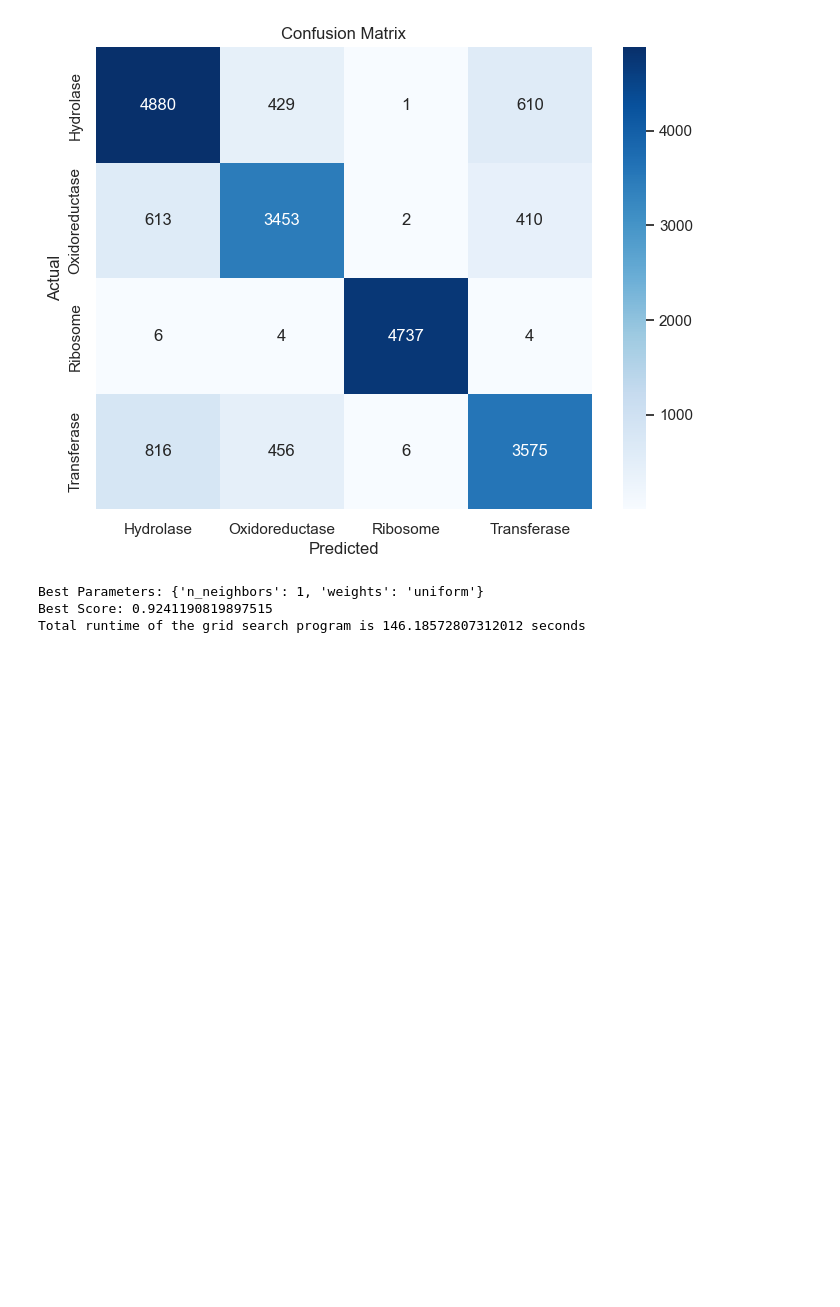
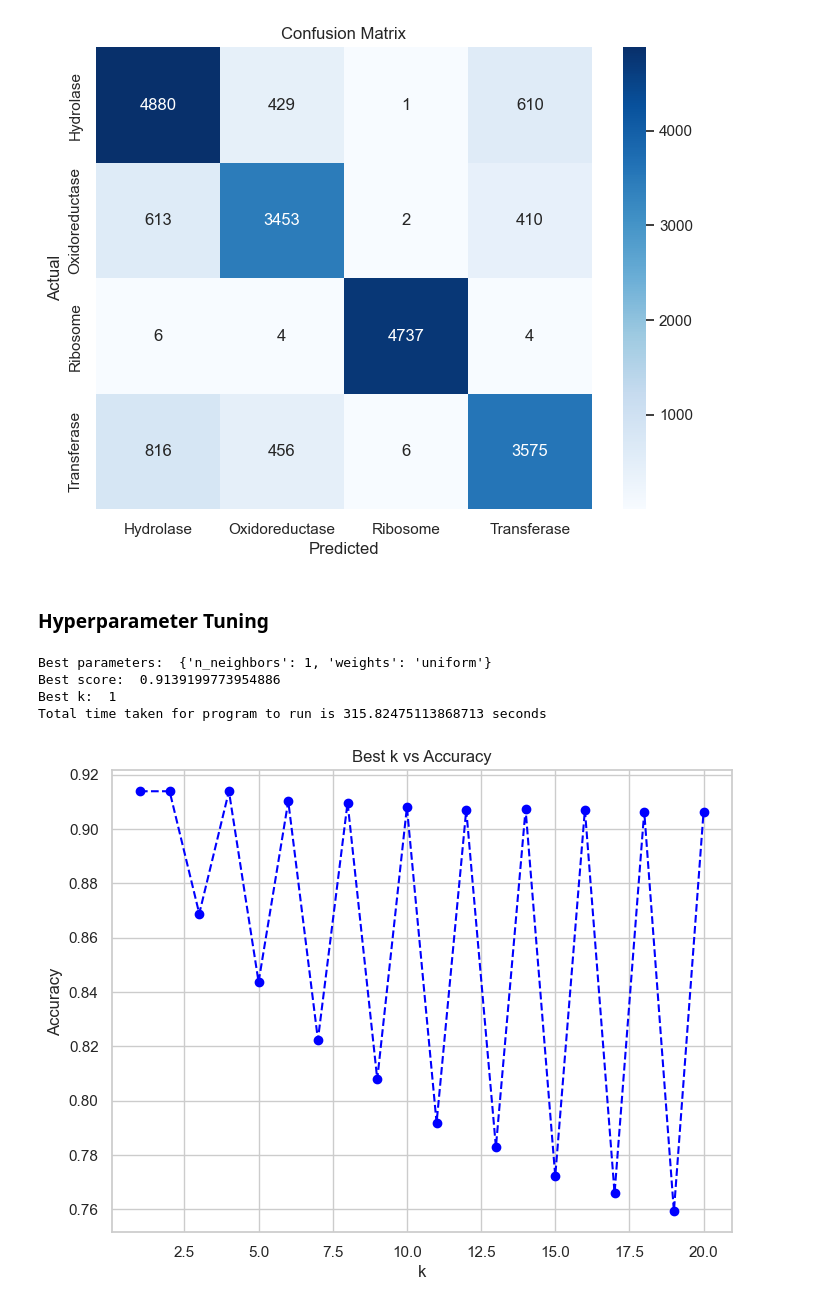
Before and after one commit to parthkhurana07/Protein_Family_Classification, a Jupyter notebook: protein_classification.ipynb, the cells around one changed output. Drawn from its saved outputs; the diff is of its cells as text; code cells hidden in the pictures; blank space fills up the shorter version.

```diff
--- a/protein_classification.ipynb
+++ b/protein_classification.ipynb
@@ -285,28 +314,50 @@ Oxidoreductase       0.80      0.77      0.78      4478
      macro avg       0.84      0.83      0.83     20002
   weighted avg       0.83      0.83      0.83     20002
 [figure]
-# %%
-from sklearn.model_selection import GridSearchCV
-import time
-knn = KNeighborsClassifier()
-
-search_start = time.time()
-grid_search = GridSearchCV(knn,
-                           param_grid={
-                               'n_neighbors': [1,2,3,4,5,6,7,8,9,10],
-                                'weights' : ['uniform', 'distance']},
-                           cv=10,
-                           scoring='accuracy')
-
-# Fit the grid search to the data
-grid_search.fit(X_train, y_train)
-search_stop = time.time()
-# Get the best parameters from the grid search
-best_params = grid_search.best_params_
-print("Best Parameters:", best_params)
-print("Best Score:", grid_search.best_score_)
-print(f"Total runtime of the grid search program is {search_stop - search_start} seconds")
-# %% [output]
-Best Parameters: {'n_neighbors': 1, 'weights': 'uniform'}
-Best Score: 0.9241190819897515
-Total runtime of the grid search program is 146.18572807312012 seconds
+# %% [markdown]
+### Hyperparameter Tuning
+# %%
+from sklearn.model_selection import GridSearchCV
+import time
+
+# Define the parameter grid
+param_grid = {'n_neighbors': list(range(1, 21, 1)), 'weights': ['uniform', 'distance']}
+knn_start = time.time()
+# Create a grid search object
+grid_search = GridSearchCV(knn, param_grid, cv=5)
+
+# Fit the grid search object to the data
+grid_search.fit(X_train, y_train)
+knn_stop = time.time()
+# Get the best parameters
+best_params = grid_search.best_params_
+print("Best parameters: ", best_params)
+
+# Get the best score
+best_score = grid_search.best_score_
+print("Best score: ", best_score)
+
+# Get the best k
+best_k = best_params['n_neighbors']
+print("Best k: ", best_k)
+
+print(f"Total time taken for program to run is {knn_stop - knn_start} seconds")
+# Create a list of k values
+k_values = list(range(1, 21, 1))
+
+# Create a list of scores
+scores = [grid_search.cv_results_['mean_test_score'][i] for i in range(len(k_values))]
+
+# Plot the graph
+plt.figure(figsize=(8, 6))
+plt.plot(k_values, scores, marker='o', linestyle='--', color='blue')
+plt.title("Best k vs Accuracy")
+plt.xlabel("k")
+plt.ylabel("Accuracy")
+plt.show()
+# %% [output]
+Best parameters:  {'n_neighbors': 1, 'weights': 'uniform'}
+Best score:  0.9139199773954886
+Best k:  1
+Total time taken for program to run is 315.82475113868713 seconds
+[figure, added]
```
Also changed, not shown: parts of 17 cells of this notebook.
